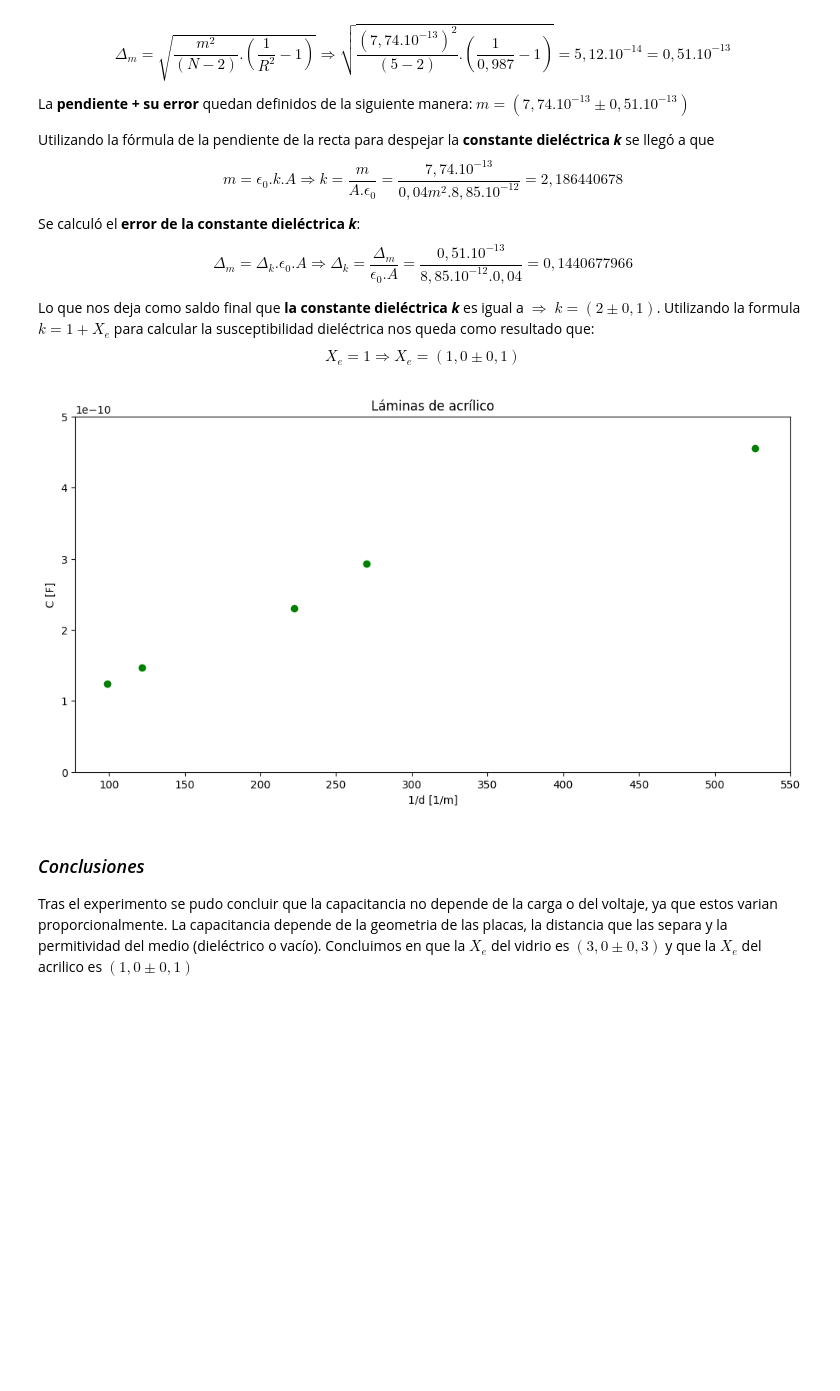
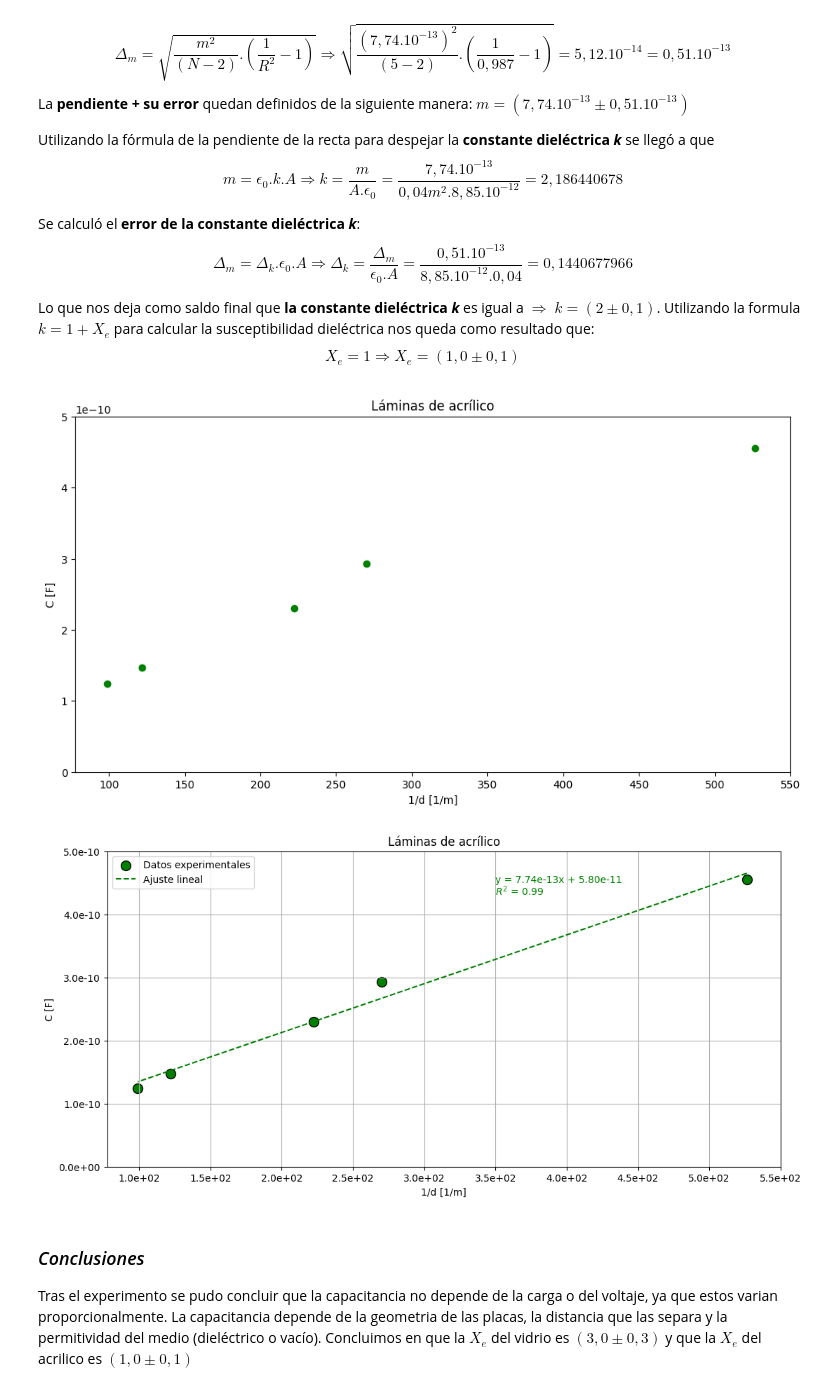
Before and after one commit to FrancoMosca/LaboEyM, a Jupyter notebook: tp_capacitores.ipynb, the cells around one changed output. Drawn from its saved outputs; the diff is of its cells as text; code cells hidden in the pictures; blank space fills up the shorter version.

```diff
--- a/tp_capacitores.ipynb
+++ b/tp_capacitores.ipynb
@@ -152,35 +304,94 @@ Se calculó el **error de la constante dieléctrica _k_**: $${\Delta_{m}= \Delta
 Lo que nos deja como saldo final que **la constante dieléctrica _k_** es igual a $\Longrightarrow$ ${k = (2 \pm 0,1)}$.
 Utilizando la formula ${k = 1 + X_{e}}$ para calcular la susceptibilidad dieléctrica nos queda como resultado que: $${X_{e} = 1} \Longrightarrow {X_{e}= (1,0 \pm 0,1)}$$
 # %%
-#También opté por definir constantes y luego armar los arrays, aunque el nombre de capacidad puede ser confuso ya que no está asociado al material de la placa.
-ACRILICO_A = 1/0.0019
-ACRILICO_D = 1/0.0037
-ACRILICO_E = 1/0.0045
-ACRILICO_ED = 1/0.0082
-ACRILICO_EDA = 1/0.0101
+# #También opté por definir constantes y luego armar los arrays, aunque el nombre de capacidad puede ser confuso ya que no está asociado al material de la placa.
+# ACRILICO_A = 1/0.0019
+# ACRILICO_D = 1/0.0037
+# ACRILICO_E = 1/0.0045
+# ACRILICO_ED = 1/0.0082
+# ACRILICO_EDA = 1/0.0101
+
+# CAPACIDAD_A = 4.55e-10
+# CAPACIDAD_D = 2.93e-10
+# CAPACIDAD_E = 2.3e-10
+# CAPACIDAD_ED = 1.47e-10
+# CAPACIDAD_EDA = 1.24e-10
+
+# acrilicos = [ACRILICO_A,ACRILICO_D,ACRILICO_E,ACRILICO_ED,ACRILICO_EDA]
+# capacidades_acrilico = [CAPACIDAD_A,CAPACIDAD_D,CAPACIDAD_E,CAPACIDAD_ED,CAPACIDAD_EDA]
+
+# plt.figure(figsize=(12,6))
+# plt.scatter(acrilicos,capacidades_acrilico,c='green')
+# plt.title('Láminas de acrílico')
+# plt.ylabel('C [F]')
+# plt.ylim(0, 5.0e-10)
+# plt.xlabel('1/d [1/m]')
+# plt.xticks(range(100,600,50))
+
+# #Tal vez hay una forma de que los valores del eje y se representen como 1.0e-10 en vez de tener la referencia por encima del eje.
+
+# plt.show()
+
+import matplotlib.pyplot as plt
+import numpy as np
+import matplotlib.ticker as ticker
+
+# Valores constantes del código proporcionado
+ACRILICO_A = 1 / 0.0019
+ACRILICO_D = 1 / 0.0037
+ACRILICO_E = 1 / 0.0045
+ACRILICO_ED = 1 / 0.0082
+ACRILICO_EDA = 1 / 0.0101
 
 CAPACIDAD_A = 4.55e-10
 CAPACIDAD_D = 2.93e-10
 CAPACIDAD_E = 2.3e-10
 CAPACIDAD_ED = 1.47e-10
 CAPACIDAD_EDA = 1.24e-10
 
-acrilicos = [ACRILICO_A,ACRILICO_D,ACRILICO_E,ACRILICO_ED,ACRILICO_EDA]
-capacidades_acrilico = [CAPACIDAD_A,CAPACIDAD_D,CAPACIDAD_E,CAPACIDAD_ED,CAPACIDAD_EDA]
+# Listas con los valores
+acrilicos = [ACRILICO_A, ACRILICO_D, ACRILICO_E, ACRILICO_ED, ACRILICO_EDA]
+capacidades_acrilico = [CAPACIDAD_A, CAPACIDAD_D, CAPACIDAD_E, CAPACIDAD_ED, CAPACIDAD_EDA]
 
+# Ajuste lineal (recta) a los datos
+coef = np.polyfit(acrilicos, capacidades_acrilico, 1)
+poly1d_fn = np.poly1d(coef)  # Función polinómica de ajuste
+
+# Crear el gráfico
 plt.figure(figsize=(12,6))
-plt.scatter(acrilicos,capacidades_acrilico,c='green')
+plt.scatter(acrilicos, capacidades_acrilico, color='green', label="Datos experimentales", s=100, edgecolor='black')
+
+# Agregar la línea de ajuste
+plt.plot(acrilicos, poly1d_fn(acrilicos), '--', color='green', label="Ajuste lineal")
+
+# Configuraciones del gráfico
 plt.title('Láminas de acrílico')
 plt.ylabel('C [F]')
 plt.ylim(0, 5.0e-10)
 plt.xlabel('1/d [1/m]')
-plt.xticks(range(100,600,50))
+plt.xticks(range(100, 600, 50))
+plt.legend()
+plt.grid(True)
 
-#Tal vez hay una forma de que los valores del eje y se representen como 1.0e-10 en vez de tener la referencia por encima del eje.
+# Formato científico para los ejes
+ax = plt.gca()
+ax.yaxis.set_major_formatter(ticker.FormatStrFormatter('%.1e'))  # Formato científico para el eje y
 
+
+# Ajustar márgenes
+plt.subplots_adjust(left=0.1, right=0.9, top=0.9, bottom=0.15)
+
+# Mostrar la ecuación de la recta y R²
+m, b = coef
+plt.text(350, 4.5e-10, f'y = {m:.2e}x + {b:.2e}', fontsize=10, color='green')
+R2 = np.corrcoef(acrilicos, capacidades_acrilico)[0, 1]**2
+plt.text(350, 4.3e-10, f'$R^2$ = {R2:.2f}', fontsize=10, color='green')
+
+# Mostrar el gráfico
 plt.show()
 # %% [output]
 [figure]
+[figure, added]
 # %% [markdown]
 ### _Conclusiones_
 Tras el experimento se pudo concluir que la capacitancia no depende de la carga o del voltaje, ya que estos varian proporcionalmente. La capacitancia depende de la geometria de las placas, la distancia que las separa y la permitividad del medio (dieléctrico o vacío).
```
Also changed, not shown: parts of 3 cells of this notebook.
